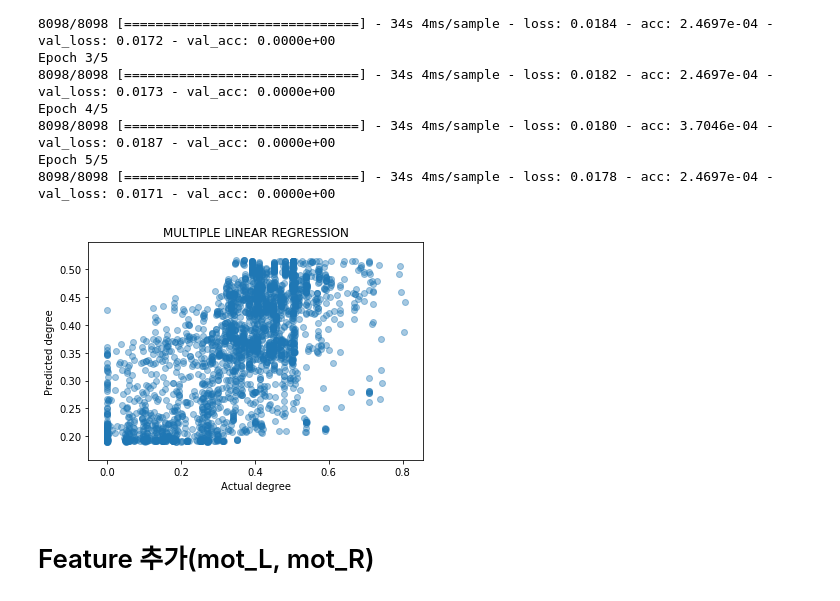
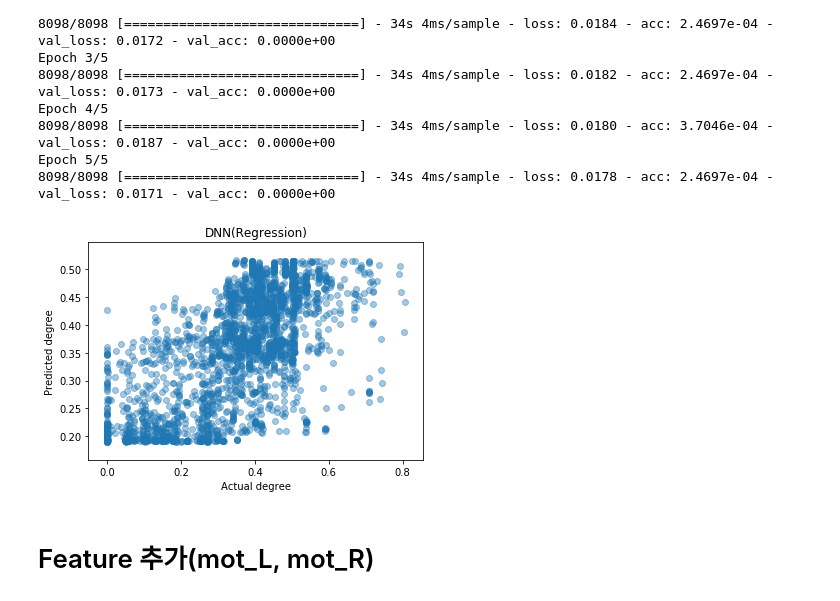
Before and after one commit to wsy8029/ai-contents-maze-runner, a Jupyter notebook: src/EDA.ipynb, the cells around one changed output. Drawn from its saved outputs; the diff is of its cells as text; code cells hidden in the pictures.

```diff
--- a/src/EDA.ipynb
+++ b/src/EDA.ipynb
@@ -169,11 +169,11 @@ outputs_predict = model.predict(inputs_test)
 # %%
 plt.scatter(outputs_test, outputs_predict, alpha=0.4)
 plt.xlabel("Actual degree")
 plt.ylabel("Predicted degree")
-plt.title("MULTIPLE LINEAR REGRESSION")
+plt.title("DNN(Regression)")
 plt.show()
 # %% [output]
-[figure, old version]
+[figure, new version]
 # %% [markdown]
 # Feature 추가(mot_L, mot_R)
 # %%
```
Also changed, not shown: parts of 14 cells of this notebook.
